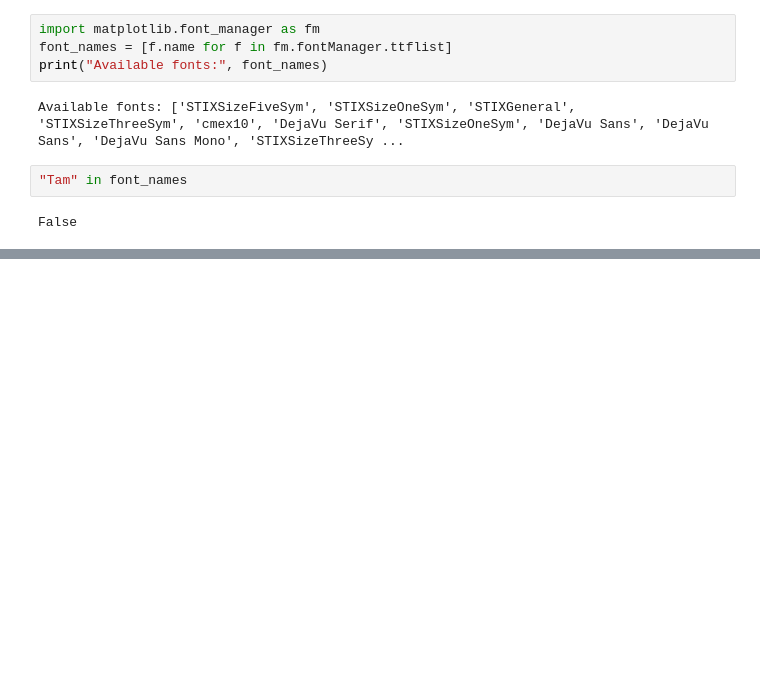
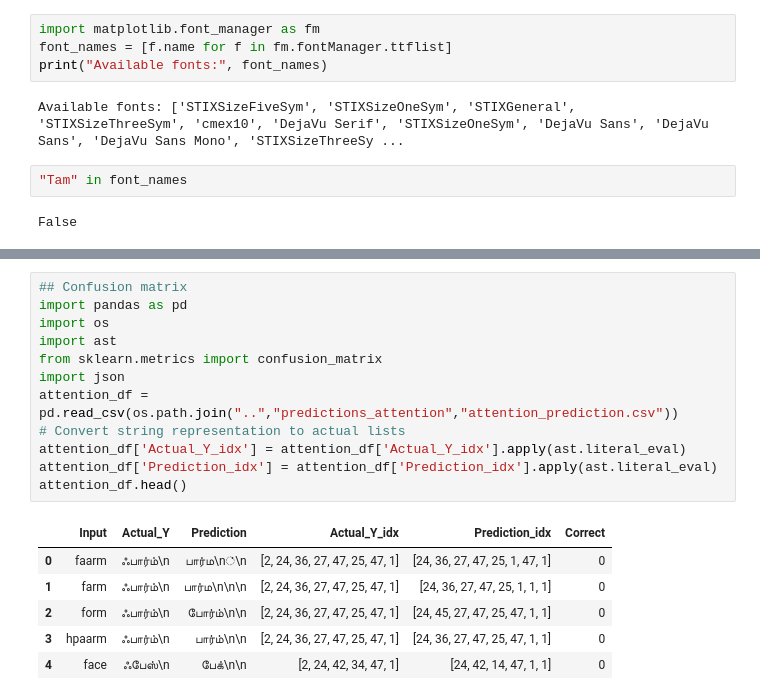
Before and after one commit to yuvaramsingh94/DA6401_Assignment_3, a Jupyter notebook: code/attention_viz.ipynb, the cells around one changed output, grey strips where cells are left out. Drawn from its saved outputs; the diff is of its cells as text; blank space fills up the shorter version.

Commit message:
new attention

```diff
--- a/code/attention_viz.ipynb
+++ b/code/attention_viz.ipynb
@@ -184,0 +282,19 @@ False
+# %%
+## Confusion matrix
+import pandas as pd
+import os
+import ast
+from sklearn.metrics import confusion_matrix
+import json
+attention_df = pd.read_csv(os.path.join("..","predictions_attention","attention_prediction.csv"))
+# Convert string representation to actual lists
+attention_df['Actual_Y_idx'] = attention_df['Actual_Y_idx'].apply(ast.literal_eval)
+attention_df['Prediction_idx'] = attention_df['Prediction_idx'].apply(ast.literal_eval)
+attention_df.head()
+# %% [output]
+|  | Input | Actual_Y | Prediction | Actual_Y_idx | Prediction_idx | Correct |
+| 0 | faarm | ஃபார்ம்\n | பார்ம\n்\n | [2, 24, 36, 27, 47, 25, 47, 1] | [24, 36, 27, 47, 25, 1, 47, 1] | 0 |
+| 1 | farm | ஃபார்ம்\n | பார்ம\n\n\n | [2, 24, 36, 27, 47, 25, 47, 1] | [24, 36, 27, 47, 25, 1, 1, 1] | 0 |
+| 2 | form | ஃபார்ம்\n | போர்ம்\n\n | [2, 24, 36, 27, 47, 25, 47, 1] | [24, 45, 27, 47, 25, 47, 1, 1] | 0 |
+| 3 | hpaarm | ஃபார்ம்\n | பார்ம்\n\n | [2, 24, 36, 27, 47, 25, 47, 1] | [24, 36, 27, 47, 25, 47, 1, 1] | 0 |
+| 4 | face | ஃபேஸ்\n | பேக்\n\n | [2, 24, 42, 34, 47, 1] | [24, 42, 14, 47, 1, 1] | 0 |
```
Also changed, not shown: parts of 6 cells of this notebook, 2 other files.
